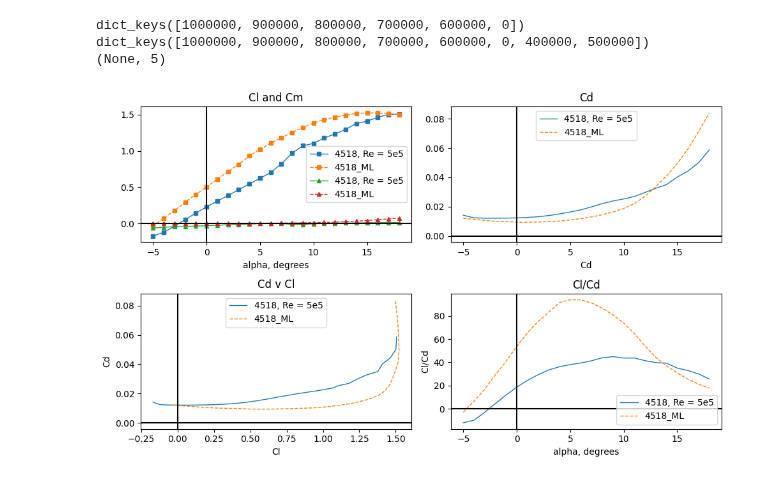
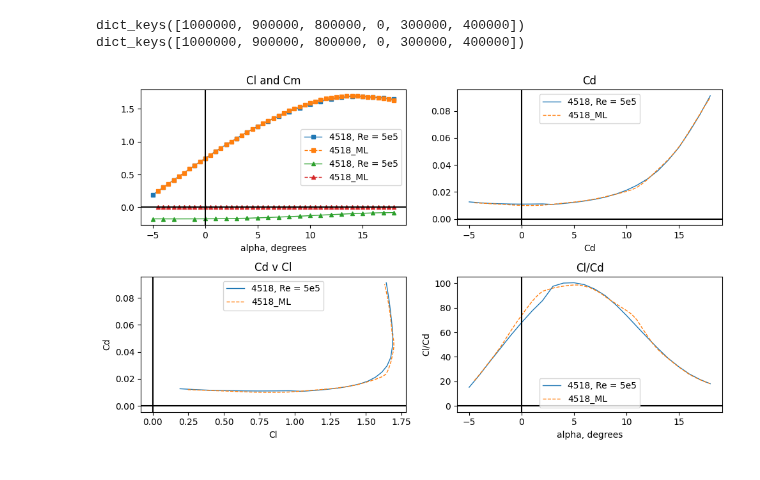
Before and after one commit to MehmetHakanSari/PotentialSolver, a Jupyter notebook: VekilModel/AirfoilClassifier/workspace.ipynb, the cells around one changed output. Saved outputs shown, nothing was run; the diff lists cells and outputs as text; code cells hidden in the pictures.

Commit message:
SM input is smoother

```diff
--- a/VekilModel/AirfoilClassifier/workspace.ipynb
+++ b/VekilModel/AirfoilClassifier/workspace.ipynb
@@ -116,62 +116,49 @@ airfoil2 = airfoil2.data_search()
 # plot_polars(airfoil, "all", MaSi=2, LiWi=1)
 
 # compare_airfoils(airfoil1, airfoil2, 500000)
 
-with open(data_path + '/NACA4518.pkl', 'rb') as f:
+with open(data_path + '/NACA6518.pkl', 'rb') as f:
     airfoil3 = pickle.load(f)
 
 print(airfoil3.polars.keys())
 airfoil3 = airfoil3.data_search()
 print(airfoil3.polars.keys())
 
-airfoil3_ML = Airfoil(name="NACA4518")
+airfoil3_ML = Airfoil(name="NACA6518")
 
 model_path = '../VM_Main/'
 Cl_model =  tf.keras.models.load_model(model_path + "MLP4regression_CL.h5")
 Cd_model =  tf.keras.models.load_model(model_path + "MLP4regression_CD.h5")
 Cm_model =  tf.keras.models.load_model(model_path + "MLP4regression_CM.h5")
 
-print(Cl_model.input_shape)
 
 ML_polar_map = {}
-AoA_range = [-5, 18]
+AoA_range = np.arange(-4.5, 18.5, 0.5)
 Re = 400000
 AoA_Step = 1
-ML_airfoil = "NACA4518"
+ML_airfoil = "NACA6518"
 polar_matrix = []
 c = 0
-# print(np.array([15, Re, float(ML_airfoil[4]), float(ML_airfoil[5]), float(ML_airfoil[6:])]))
-# x_input = np.array([15, Re, float(ML_airfoil[4]), float(ML_airfoil[5]), float(ML_airfoil[6:])])
-# print(x_input.reshape(1, 5))
-# print(x_input/np.amax(x_input, axis=0))
-for angle in range(-5, 19):
-    x_input = np.array([angle, Re, float(ML_airfoil[4]), float(ML_airfoil[5]), float(ML_airfoil[6:])])
-    x_input_ = x_input.reshape(1, 5)
+Ran = len(AoA_range)
 
-    x_input__ = x_input_ / np.array([18, 1000000, 6.0, 9.0, 39.0])
-    # print(x_input__)
-    Cl_ = float(Cl_model(x_input__))
-    Cd_ = float(Cd_model(x_input__))
-    Cm_ = float(Cm_model(x_input__))
-    # np.array([angle, Cl_, Cd_, 0.0, Cm_])  * np.amax(x_input, axis=0)
-    polar_matrix.append(np.array([angle, Cl_, Cd_, 0.0, Cm_, float(Cl_/Cd_)]))
-    # polar_matrix = np.array(polar_matrix) * np.amax(x_input, axis=0)
+x_input = np.column_stack((AoA_range, np.tile(float(Re), Ran), np.tile(float(ML_airfoil[4]), Ran), np.tile(float(ML_airfoil[5]), Ran), np.tile(float(ML_airfoil[6:]), Ran)))
+x_input_ = x_input.reshape(len(AoA_range), 5)
+x_input__ = x_input_ / np.array([18.0, 1000000, 6.0, 9.0, 39.0])
 
-    c += 1
+Cl_ = Cl_model(x_input__)
+Cd_ = Cd_model(x_input__)
+Cm_ = Cm_model(x_input__)
 
-# print(type(np.amax(x_input, axis=0)))
+polar_matrix = np.column_stack((AoA_range, Cl_, Cd_, Cm_, np.tile(0.0, Ran), Cl_ / Cd_))
+
 airfoil3_ML.polar_update(Re, np.array(polar_matrix))
 
 
-# print(airfoil3.polars[500000])
-# print(polar_matrix)
-
 compare_airfoils(airfoil3, airfoil3_ML, Re, Lab1="4518, Re = 5e5", Lab2="4518_ML")
 # %% [output]
-dict_keys([1000000, 900000, 800000, 700000, 600000, 0])
-dict_keys([1000000, 900000, 800000, 700000, 600000, 0, 400000, 500000])
-(None, 5)
+dict_keys([1000000, 900000, 800000, 0, 300000, 400000])
+dict_keys([1000000, 900000, 800000, 0, 300000, 400000])
-[figure, old version]
+[figure, new version]
 # %%
 Cl_m =  tf.keras.models.load_model(model_path + "MLP4regression_CL.h5")
 import numpy as np
```
Also changed, not shown: 5 other files.
